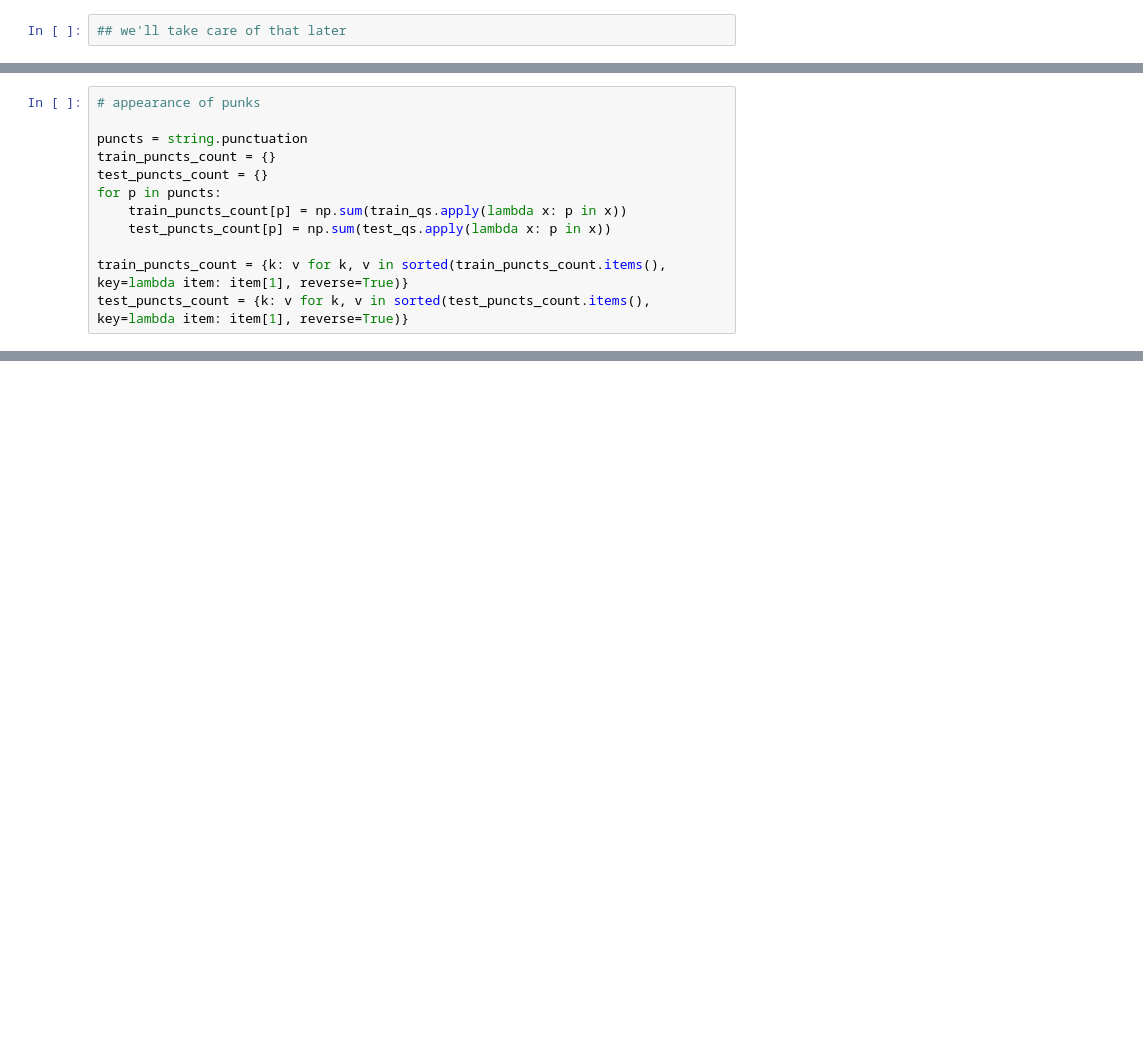
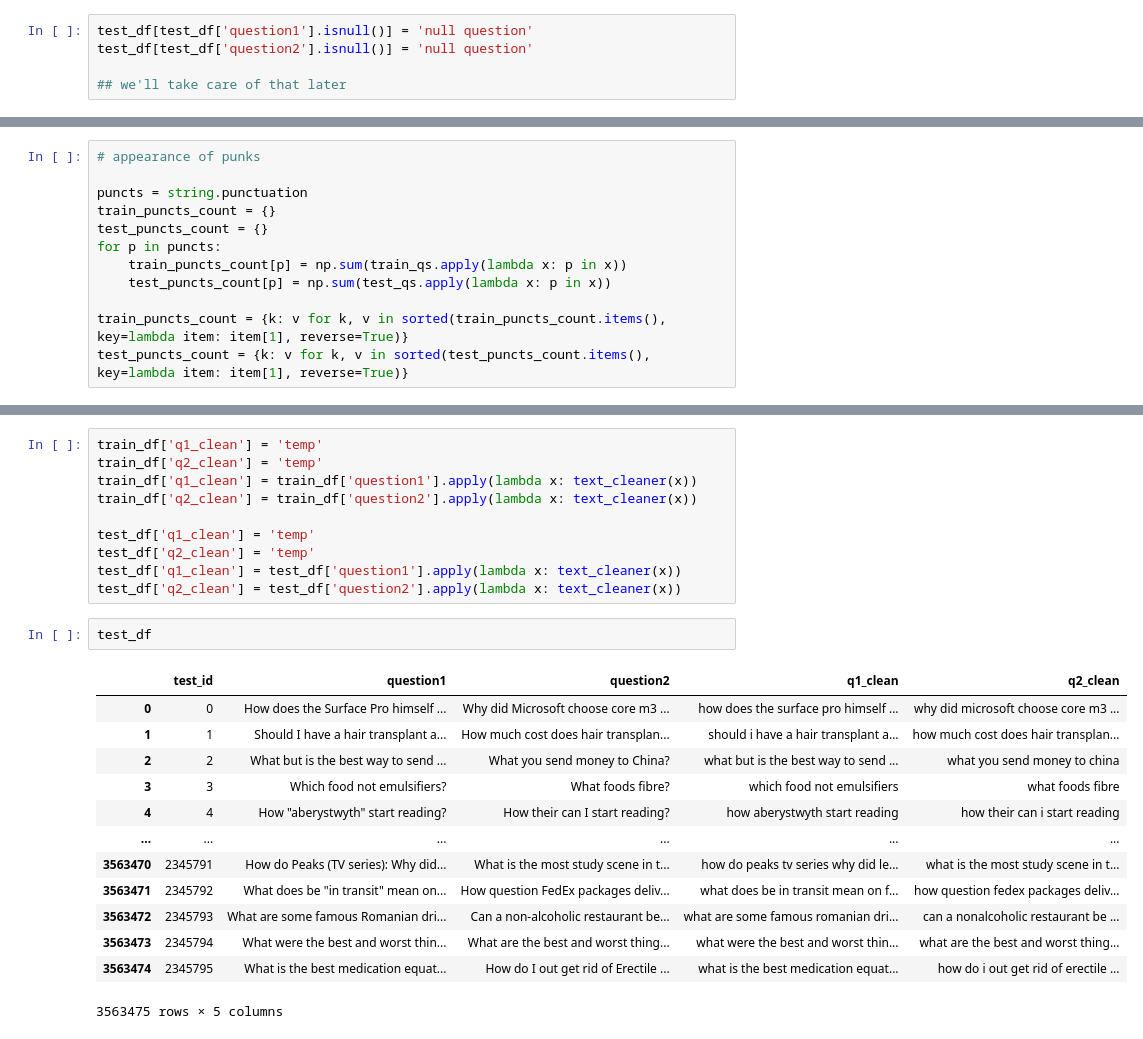
Before and after one commit to gha7all/DataScienceHub, a Jupyter notebook: week-4/quera_qp/pq.ipynb, the cells around one changed output, grey strips where cells are left out. Saved outputs shown, nothing was run; the diff lists cells and outputs as text; blank space fills up the shorter version.

Commit message:
adds basic text cleaner

```diff
--- a/week-4/quera_qp/pq.ipynb
+++ b/week-4/quera_qp/pq.ipynb
@@ -100,4 +97,7 @@ test_df[test_df['question2'].isnull() == True]
 # %%
+test_df[test_df['question1'].isnull()] = 'null question'
+test_df[test_df['question2'].isnull()] = 'null question'
+
 ## we'll take care of that later
 # %%
 dist = [train_df[train_df['is_duplicate'] == 1]['is_duplicate'].count(
@@ -188,0 +359,26 @@ plt.show()
+# %%
+train_df['q1_clean'] = 'temp'
+train_df['q2_clean'] = 'temp'
+train_df['q1_clean'] = train_df['question1'].apply(lambda x: text_cleaner(x))
+train_df['q2_clean'] = train_df['question2'].apply(lambda x: text_cleaner(x))
+
+test_df['q1_clean'] = 'temp'
+test_df['q2_clean'] = 'temp'
+test_df['q1_clean'] = test_df['question1'].apply(lambda x: text_cleaner(x))
+test_df['q2_clean'] = test_df['question2'].apply(lambda x: text_cleaner(x))
+# %%
+test_df
+# %% [output]
+|  | test_id | question1 | question2 | q1_clean | q2_clean |
+| 0 | 0 | How does the Surface Pro himself ... | Why did Microsoft choose core m3 ... | how does the surface pro himself ... | why did microsoft choose core m3 ... |
+| 1 | 1 | Should I have a hair transplant a... | How much cost does hair transplan... | should i have a hair transplant a... | how much cost does hair transplan... |
+| 2 | 2 | What but is the best way to send ... | What you send money to China? | what but is the best way to send ... | what you send money to china |
+| 3 | 3 | Which food not emulsifiers? | What foods fibre? | which food not emulsifiers | what foods fibre |
+| 4 | 4 | How "aberystwyth" start reading? | How their can I start reading? | how aberystwyth start reading | how their can i start reading |
+| ... | ... | ... | ... | ... | ... |
+| 3563470 | 2345791 | How do Peaks (TV series): Why did... | What is the most study scene in t... | how do peaks tv series why did le... | what is the most study scene in t... |
+| 3563471 | 2345792 | What does be "in transit" mean on... | How question FedEx packages deliv... | what does be in transit mean on f... | how question fedex packages deliv... |
+| 3563472 | 2345793 | What are some famous Romanian dri... | Can a non-alcoholic restaurant be... | what are some famous romanian dri... | can a nonalcoholic restaurant be ... |
+| 3563473 | 2345794 | What were the best and worst thin... | What are the best and worst thing... | what were the best and worst thin... | what are the best and worst thing... |
+| 3563474 | 2345795 | What is the best medication equat... | How do I out get rid of Erectile ... | what is the best medication equat... | how do i out get rid of erectile ... |
+3563475 rows × 5 columns
```
Also changed, not shown: parts of 7 cells of this notebook.
